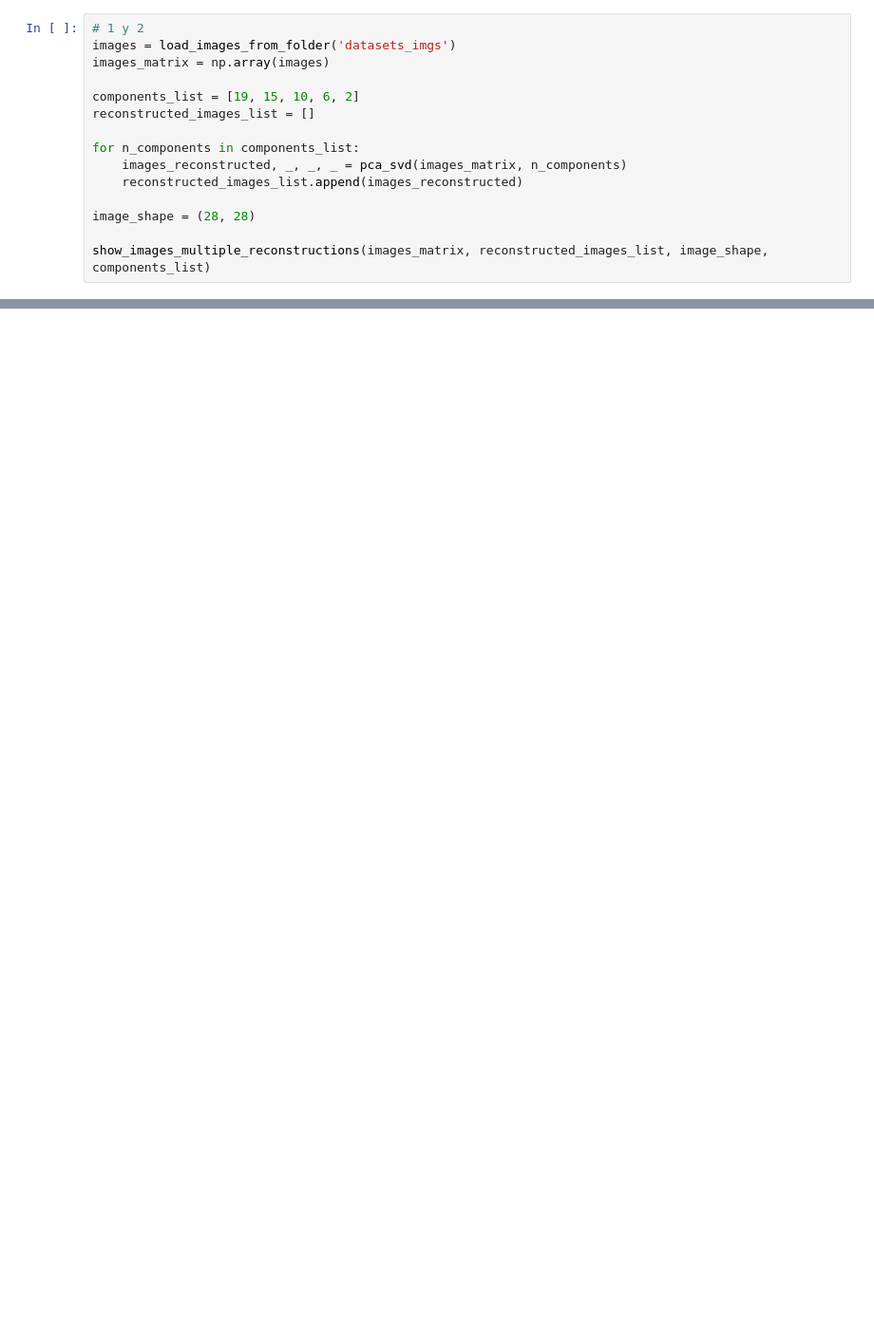
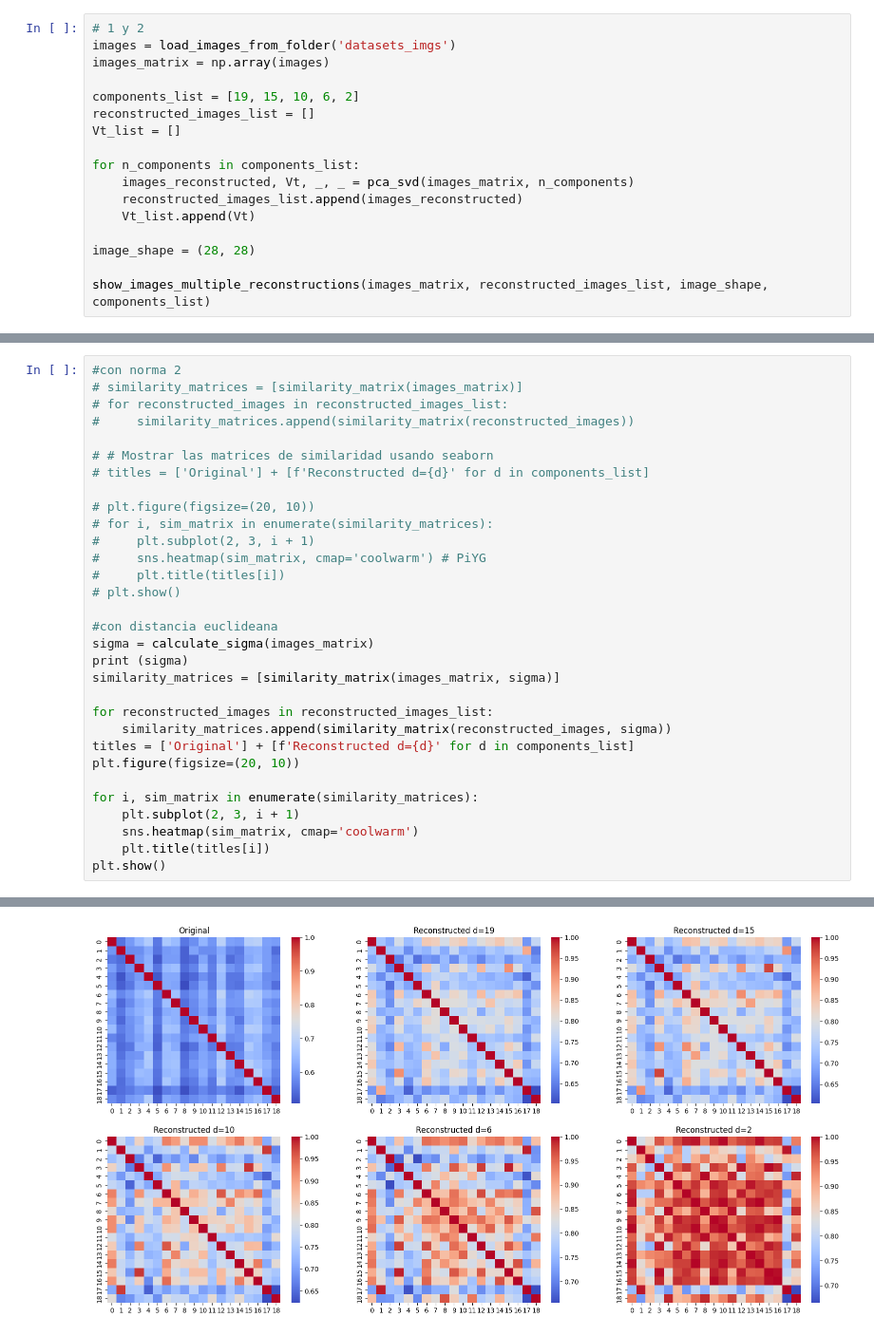
Before and after one commit to lucasU1969/tp_m-todos_2, a Jupyter notebook: punto2.ipynb, the cells around one changed output, grey strips where cells are left out. Shown at 95% size. Drawn from its saved outputs; the diff is of its cells as text; blank space fills up the shorter version.

```diff
--- a/punto2.ipynb
+++ b/punto2.ipynb
@@ -70,10 +148,12 @@ images_matrix = np.array(images)
 
 components_list = [19, 15, 10, 6, 2]
 reconstructed_images_list = []
+Vt_list = []
 
 for n_components in components_list:
-    images_reconstructed, _, _, _ = pca_svd(images_matrix, n_components)
+    images_reconstructed, Vt, _, _ = pca_svd(images_matrix, n_components)
     reconstructed_images_list.append(images_reconstructed)
+    Vt_list.append(Vt)
 
 image_shape = (28, 28)
 
@@ -119,0 +170,32 @@ for a in reconstructed_images_list:
+# %%
+#con norma 2
+# similarity_matrices = [similarity_matrix(images_matrix)]
+# for reconstructed_images in reconstructed_images_list:
+#     similarity_matrices.append(similarity_matrix(reconstructed_images))
+
+# # Mostrar las matrices de similaridad usando seaborn
+# titles = ['Original'] + [f'Reconstructed d={d}' for d in components_list]
+
+# plt.figure(figsize=(20, 10))
+# for i, sim_matrix in enumerate(similarity_matrices):
+#     plt.subplot(2, 3, i + 1)
+#     sns.heatmap(sim_matrix, cmap='coolwarm') # PiYG
+#     plt.title(titles[i])
+# plt.show()
+
+#con distancia euclideana
+sigma = calculate_sigma(images_matrix)
+print (sigma)
+similarity_matrices = [similarity_matrix(images_matrix, sigma)]
+
+for reconstructed_images in reconstructed_images_list:
+    similarity_matrices.append(similarity_matrix(reconstructed_images, sigma))
+titles = ['Original'] + [f'Reconstructed d={d}' for d in components_list]
+plt.figure(figsize=(20, 10))
+
+for i, sim_matrix in enumerate(similarity_matrices):
+    plt.subplot(2, 3, i + 1)
+    sns.heatmap(sim_matrix, cmap='coolwarm')
+    plt.title(titles[i])
+plt.show()
+# %% [output]
@@ -119,0 +203 @@ for a in reconstructed_images_list:
+[figure, added]
```
Also changed, not shown: parts of 14 cells of this notebook.
